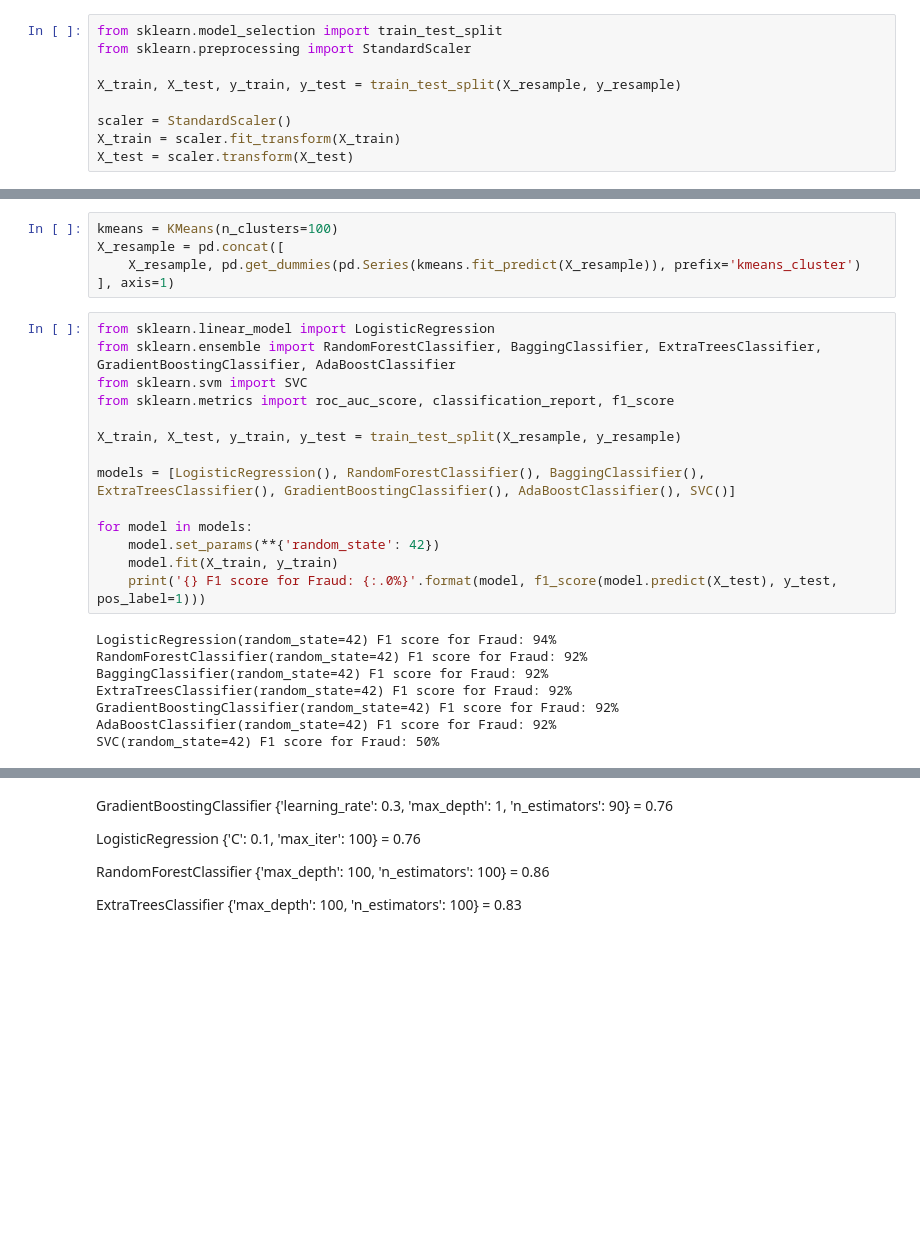
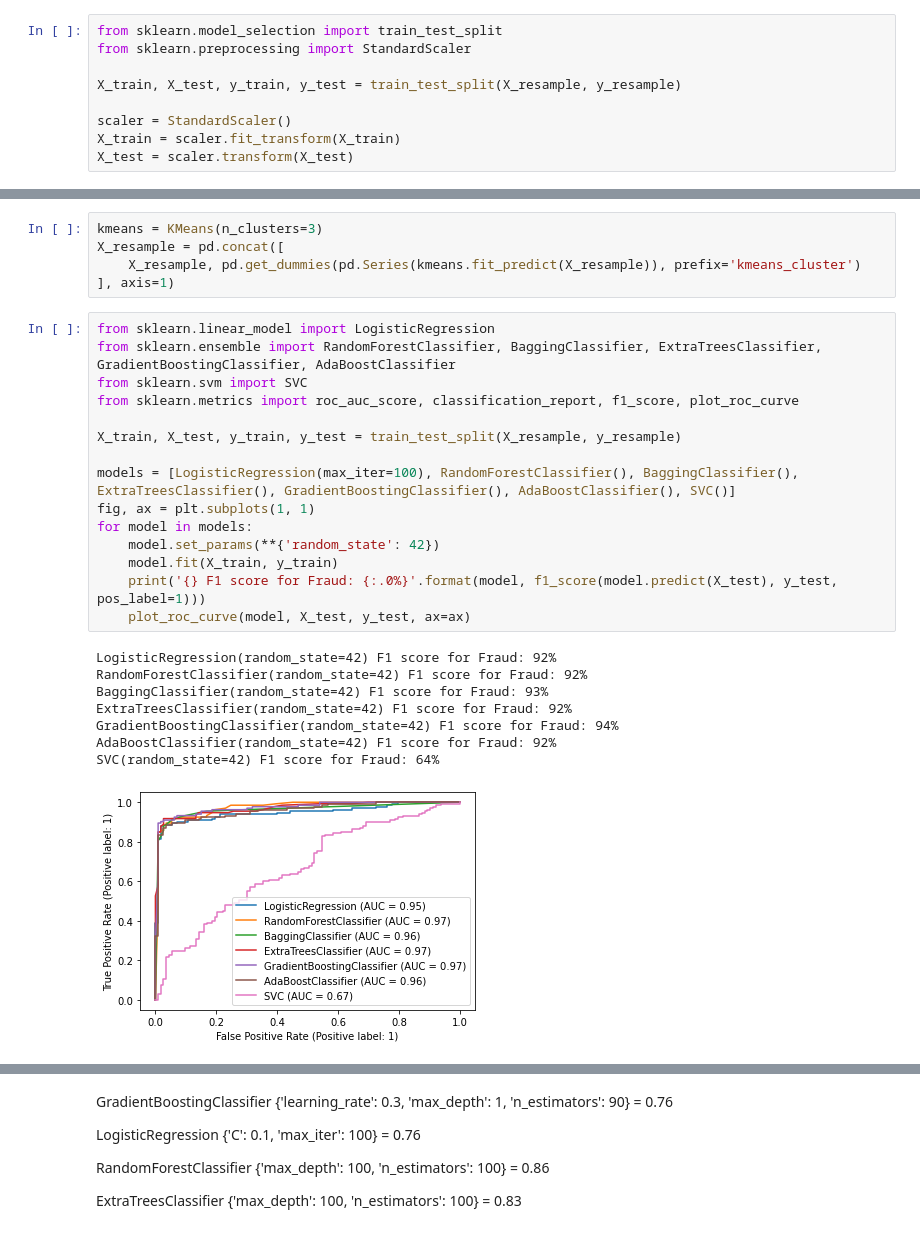
Before and after one commit to akmalsoliev/creditcardfraud, a Jupyter notebook: Credit Card Fraud Detection.ipynb, the cells around one changed output, grey strips where cells are left out. Saved outputs shown, nothing was run; the diff lists cells and outputs as text; blank space fills up the shorter version.

```diff
--- a/Credit Card Fraud Detection.ipynb
+++ b/Credit Card Fraud Detection.ipynb
@@ -205,30 +196,32 @@ plt.plot(clusters, inertia)
 # %%
-kmeans = KMeans(n_clusters=100)
+kmeans = KMeans(n_clusters=3)
 X_resample = pd.concat([
     X_resample, pd.get_dummies(pd.Series(kmeans.fit_predict(X_resample)), prefix='kmeans_cluster')
 ], axis=1)
 # %%
 from sklearn.linear_model import LogisticRegression
 from sklearn.ensemble import RandomForestClassifier, BaggingClassifier, ExtraTreesClassifier, GradientBoostingClassifier, AdaBoostClassifier
 from sklearn.svm import SVC
-from sklearn.metrics import roc_auc_score, classification_report, f1_score
+from sklearn.metrics import roc_auc_score, classification_report, f1_score, plot_roc_curve
 
 X_train, X_test, y_train, y_test = train_test_split(X_resample, y_resample)
 
-models = [LogisticRegression(), RandomForestClassifier(), BaggingClassifier(), ExtraTreesClassifier(), GradientBoostingClassifier(), AdaBoostClassifier(), SVC()]
-
+models = [LogisticRegression(max_iter=100), RandomForestClassifier(), BaggingClassifier(), ExtraTreesClassifier(), GradientBoostingClassifier(), AdaBoostClassifier(), SVC()]
+fig, ax = plt.subplots(1, 1)
 for model in models:
     model.set_params(**{'random_state': 42})
     model.fit(X_train, y_train)
     print('{} F1 score for Fraud: {:.0%}'.format(model, f1_score(model.predict(X_test), y_test, pos_label=1)))
+    plot_roc_curve(model, X_test, y_test, ax=ax)
 # %% [output]
-LogisticRegression(random_state=42) F1 score for Fraud: 94%
+LogisticRegression(random_state=42) F1 score for Fraud: 92%
 RandomForestClassifier(random_state=42) F1 score for Fraud: 92%
-BaggingClassifier(random_state=42) F1 score for Fraud: 92%
+BaggingClassifier(random_state=42) F1 score for Fraud: 93%
 ExtraTreesClassifier(random_state=42) F1 score for Fraud: 92%
-GradientBoostingClassifier(random_state=42) F1 score for Fraud: 92%
+GradientBoostingClassifier(random_state=42) F1 score for Fraud: 94%
 AdaBoostClassifier(random_state=42) F1 score for Fraud: 92%
-SVC(random_state=42) F1 score for Fraud: 50%
+SVC(random_state=42) F1 score for Fraud: 64%
+[figure, added]
 # %%
 from sklearn.metrics import make_scorer
 from sklearn.model_selection import GridSearchCV
```
Also changed, not shown: parts of 10 cells of this notebook.
